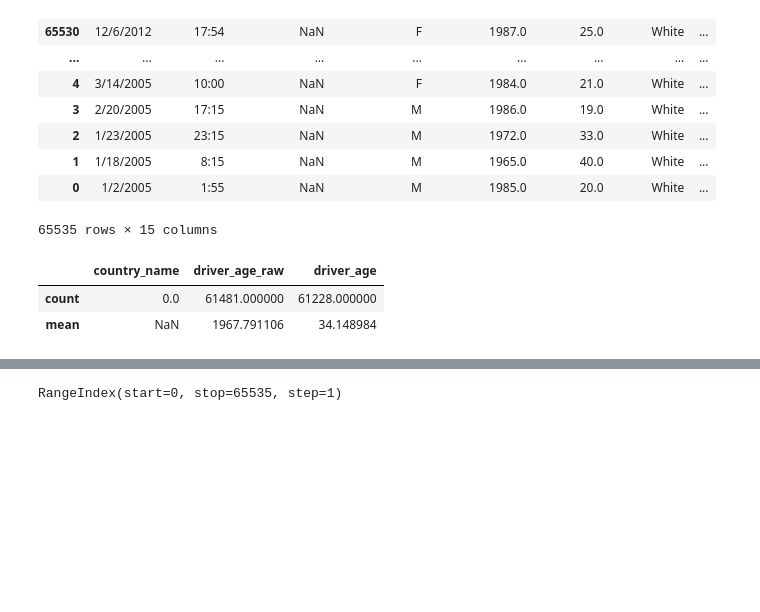
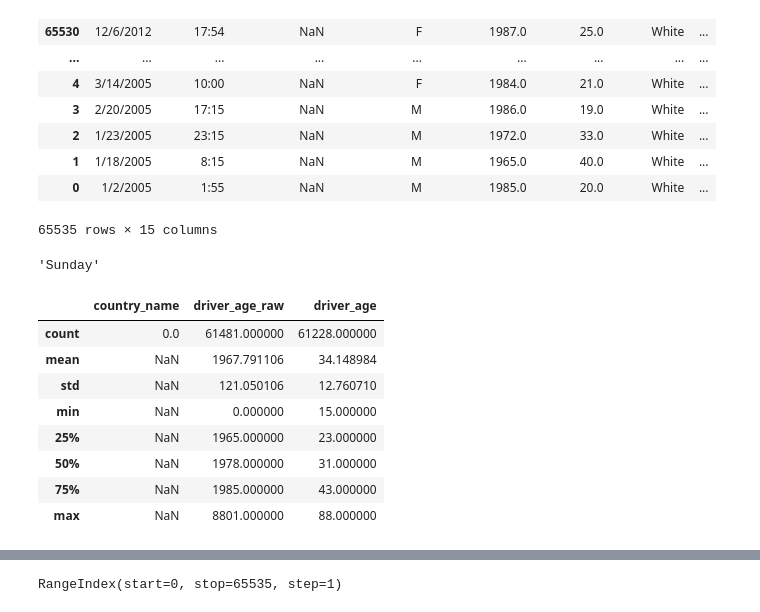
Before and after one commit to Ranjit-Singh-786/pandas-, a Jupyter notebook: 25 pandas trick.ipynb, the cells around one changed output, grey strips where cells are left out. Cells and saved outputs as stored; diff of their text form; code cells hidden in the pictures; blank space fills up the shorter version.

```diff
--- a/25 pandas trick.ipynb
+++ b/25 pandas trick.ipynb
@@ -226,12 +227,22 @@ polic[::-1]   #if u wannt to aces last row then u can step in minus
 | 1 | 1/18/2005 | 8:15 | NaN | M | 1965.0 | 40.0 | White | ... |
 | 0 | 1/2/2005 | 1:55 | NaN | M | 1985.0 | 20.0 | White | ... |
 65535 rows × 15 columns
+# %%
+polic.stop_date[0].day_name()
+# %% [output]
+'Sunday'
 # %%
-polic.describe().head(2)
+polic.describe()
 # %% [output]
 |  | country_name | driver_age_raw | driver_age |
 | count | 0.0 | 61481.000000 | 61228.000000 |
 | mean | NaN | 1967.791106 | 34.148984 |
+| std | NaN | 121.050106 | 12.760710 |
+| min | NaN | 0.000000 | 15.000000 |
+| 25% | NaN | 1965.000000 | 23.000000 |
+| 50% | NaN | 1978.000000 | 31.000000 |
+| 75% | NaN | 1985.000000 | 43.000000 |
+| max | NaN | 8801.000000 | 88.000000 |
 # %%
 polic[::-1].head()           #for print the last position row  last 2 row
 # %% [output]
```
Also changed, not shown: parts of 7 cells of this notebook, 1 other file.
